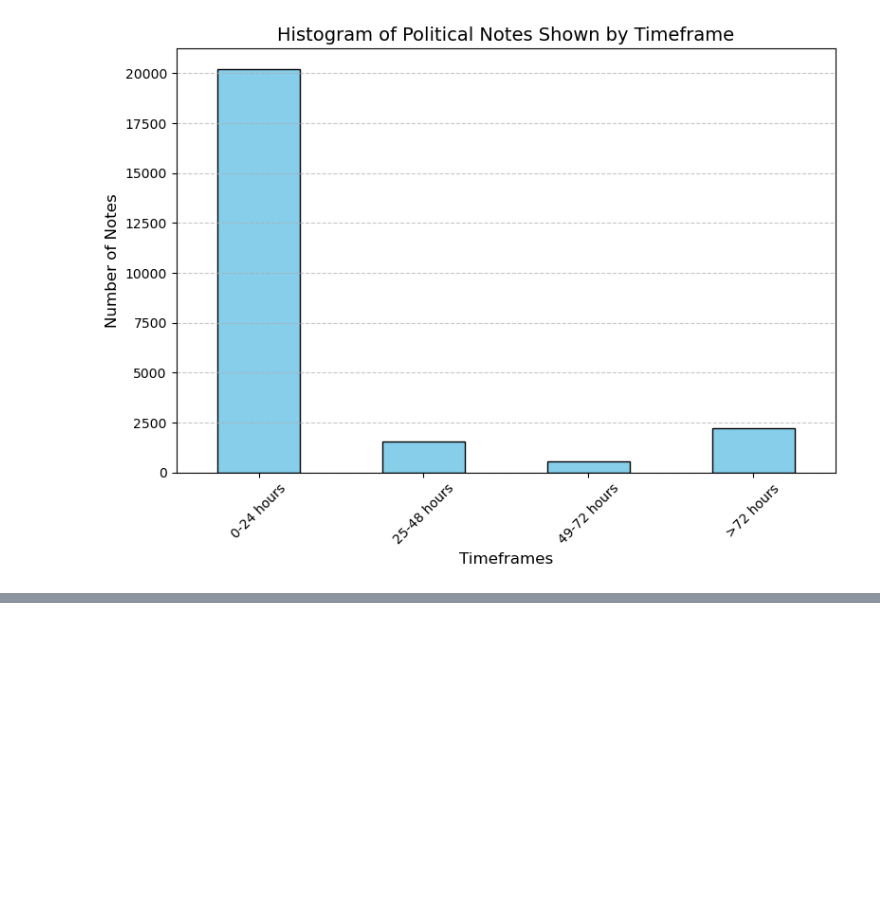
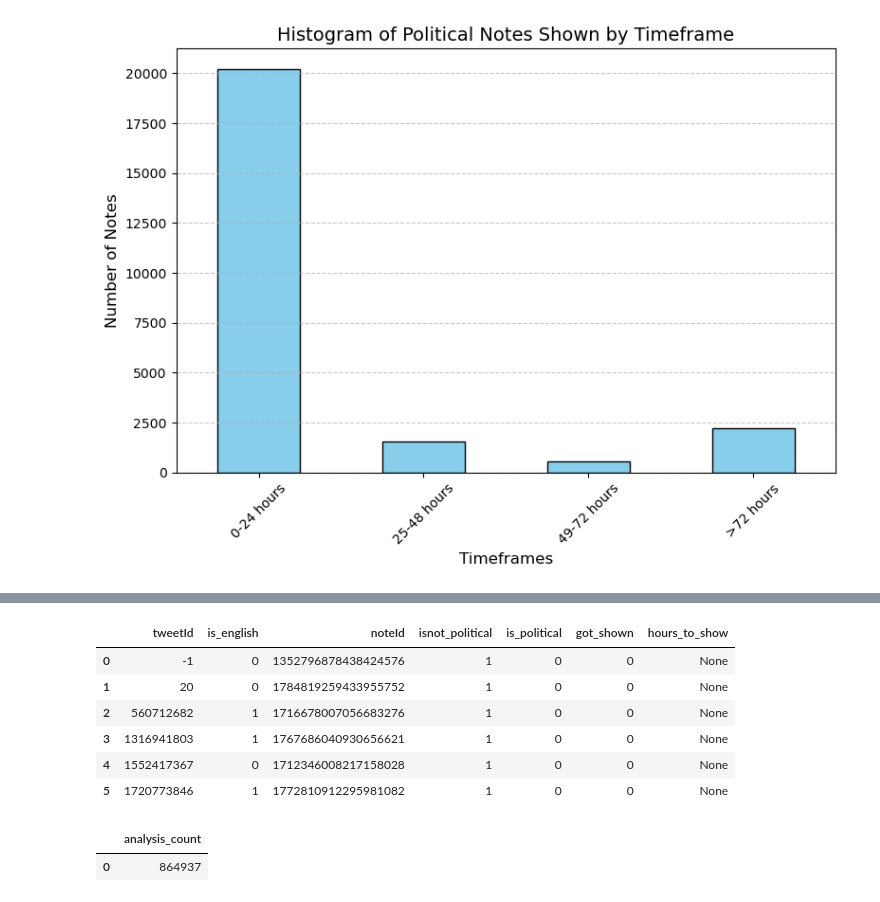
Before and after one commit to ryanmurt/community_notes, a Jupyter notebook: community_notes.ipynb, the cells around one changed output, grey strips where cells are left out. Cells and saved outputs as stored; diff of their text form; code cells hidden in the pictures; blank space fills up the shorter version.

```diff
--- a/community_notes.ipynb
+++ b/community_notes.ipynb
@@ -307,0 +1029,15 @@ tweets_rand.to_csv('tweets_rand.csv', index=False)
+# %%
+pd.read_sql("SELECT * FROM analysis LIMIT 6;", conn)
+# %% [output]
+|  | tweetId | is_english | noteId | isnot_political | is_political | got_shown | hours_to_show |
+| 0 | -1 | 0 | 1352796878438424576 | 1 | 0 | 0 | None |
+| 1 | 20 | 0 | 1784819259433955752 | 1 | 0 | 0 | None |
+| 2 | 560712682 | 1 | 1716678007056683276 | 1 | 0 | 0 | None |
+| 3 | 1316941803 | 1 | 1767686040930656621 | 1 | 0 | 0 | None |
+| 4 | 1552417367 | 0 | 1712346008217158028 | 1 | 0 | 0 | None |
+| 5 | 1720773846 | 1 | 1772810912295981082 | 1 | 0 | 0 | None |
+# %%
+pd.read_sql("SELECT COUNT(*) AS analysis_count FROM analysis;", conn)
+# %% [output]
+|  | analysis_count |
+| 0 | 864937 |
```
Also changed, not shown: parts of 48 cells of this notebook.
